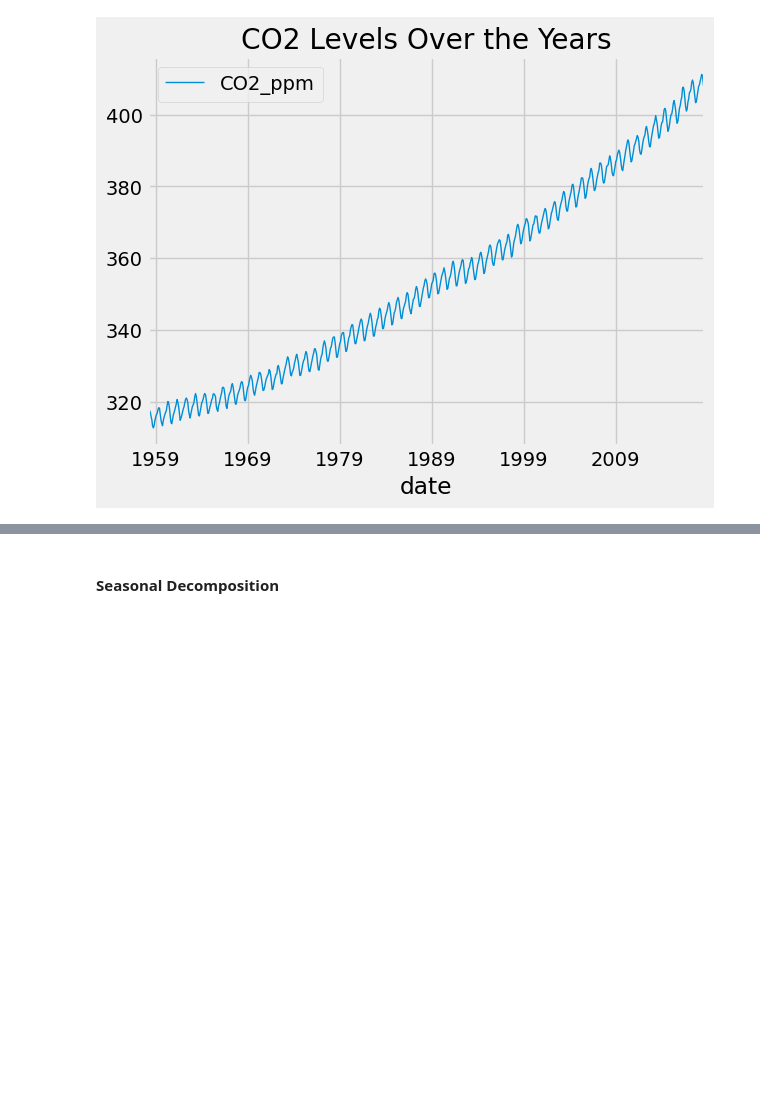
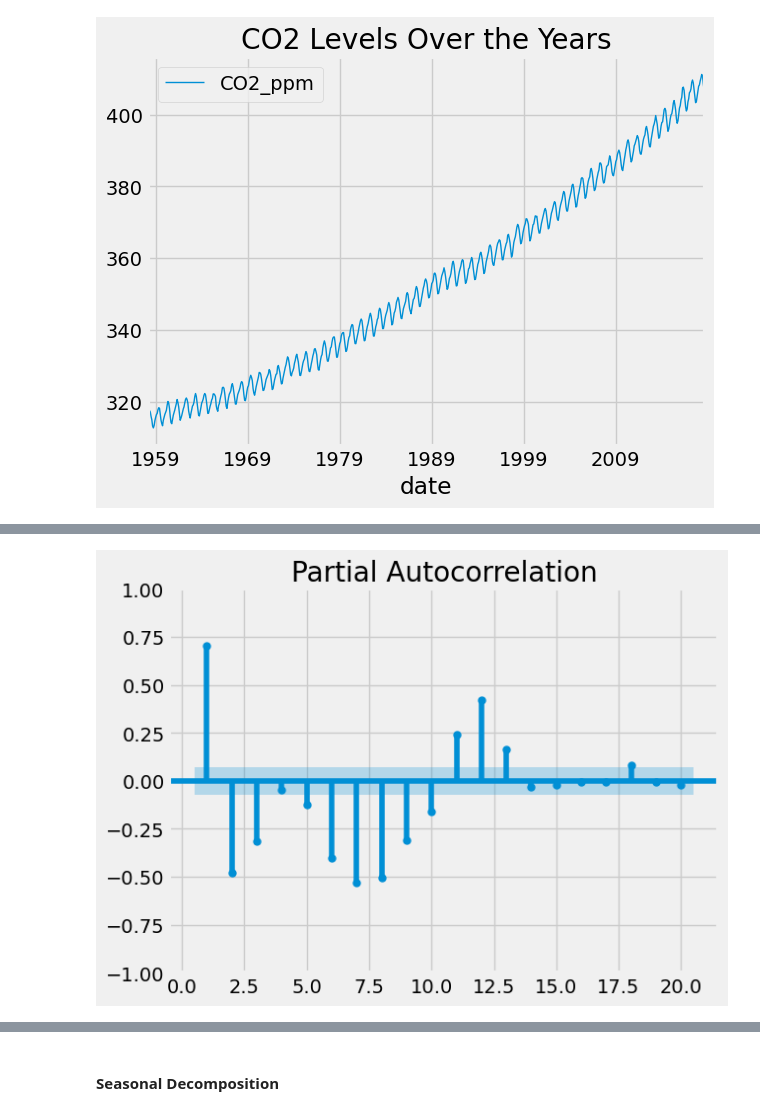
Before and after one commit to debhere/Experiments, a Jupyter notebook: CO2 Levels/co2_levels_V0.1.ipynb, the cells around one changed output, grey strips where cells are left out. Saved outputs shown, nothing was run; the diff lists cells and outputs as text; code cells hidden in the pictures; blank space fills up the shorter version.

```diff
--- a/CO2 Levels/co2_levels_V0.1.ipynb
+++ b/CO2 Levels/co2_levels_V0.1.ipynb
@@ -44,0 +81,4 @@ plt.show()
+# %%
+co['log'] = np.log(co['CO2_ppm'])
+co['diff'] = co['CO2_ppm'].diff(1).fillna(0)
+co.head(10)
@@ -44,0 +102,3 @@ plt.show()
+# %%
+co2 = co[['CO2_ppm']].copy(deep=True)
+co2.head()
@@ -44,0 +113,7 @@ plt.show()
+# %%
+co2['diff1'] = co2['CO2_ppm'].diff(1)
+co2['diff12'] = co2['CO2_ppm'].diff(12)
+# %%
+plot_pacf(co2['diff1'].dropna(), lags=20, zero=False);
+# %% [output]
+[figure, added]
```
Also changed, not shown: parts of 16 cells of this notebook.
